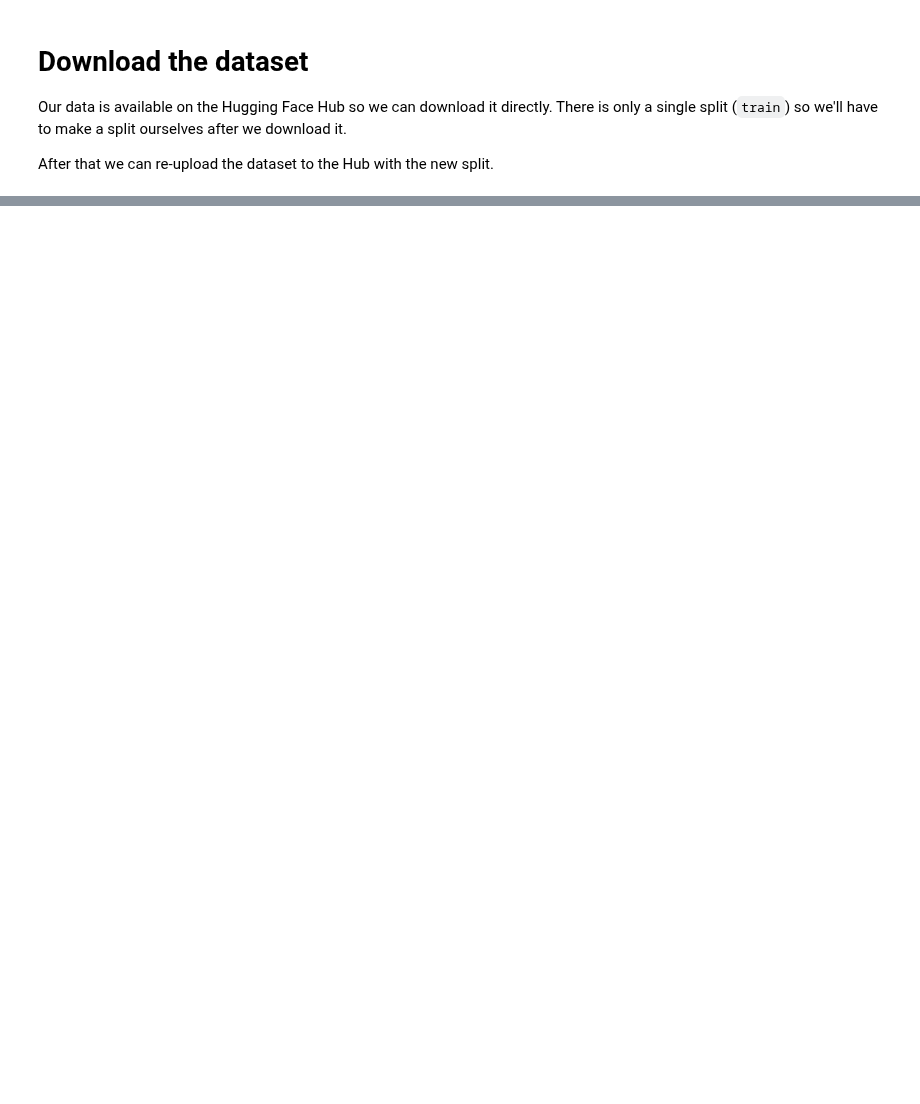
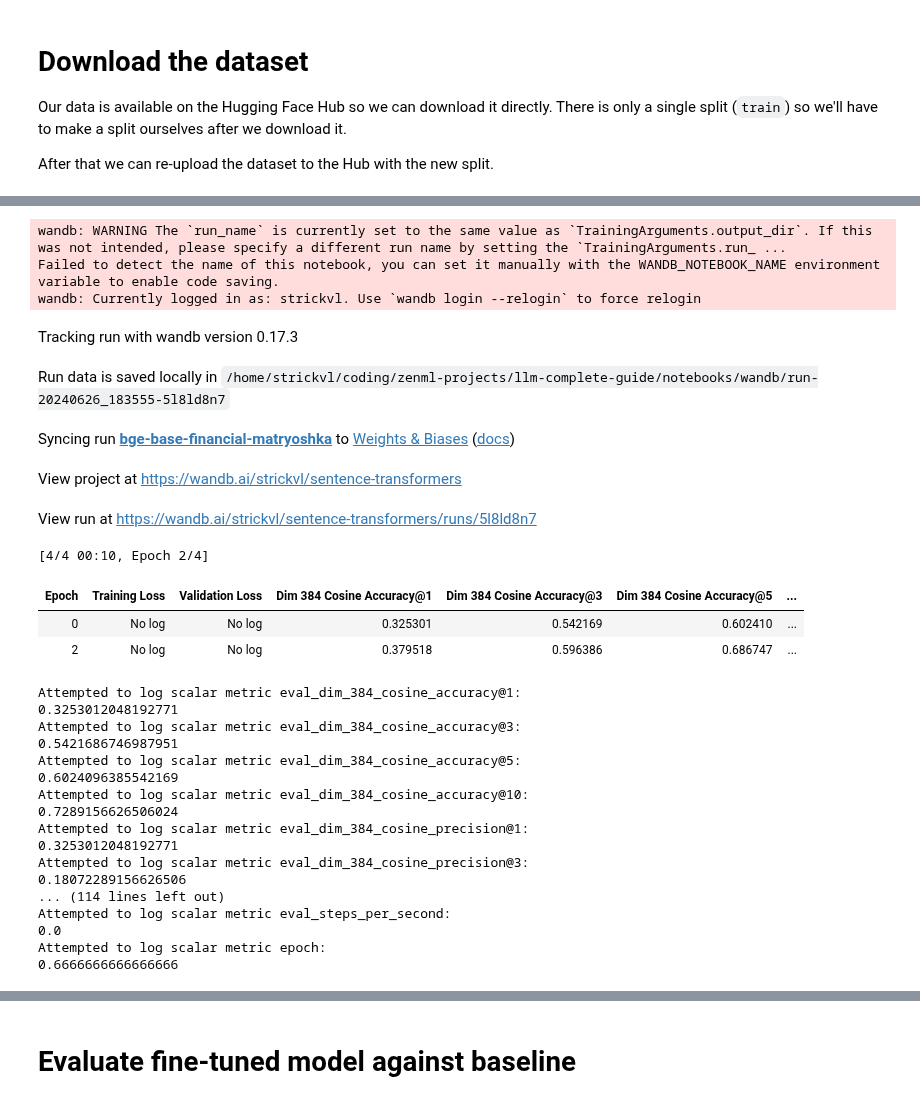
Before and after one commit to zenml-io/zenml-projects, a Jupyter notebook: llm-complete-guide/notebooks/argilla_embeddings.ipynb, the cells around one changed output, grey strips where cells are left out. Drawn from its saved outputs; the diff is of its cells as text; code cells hidden in the pictures; blank space fills up the shorter version.

Commit message:
add data and get finetuning working

```diff
--- a/llm-complete-guide/notebooks/argilla_embeddings.ipynb
+++ b/llm-complete-guide/notebooks/argilla_embeddings.ipynb
@@ -36,0 +181,23 @@ Dataset({
+# %%
+from sentence_transformers import SentenceTransformerModelCardData, SentenceTransformer
+
+model_id = "sentence-transformers/all-MiniLM-L6-v2"
+
+# load model with SDPA for using Flash Attention 2
+model = SentenceTransformer(
+    model_id,
+    model_kwargs={"attn_implementation": "sdpa"},
+    model_card_data=SentenceTransformerModelCardData(
+        language="en",
+        license="apache-2.0",
+        model_name="BGE base Financial Matryoshka",
+    ),
+)
+# %%
+from sentence_transformers.losses import MatryoshkaLoss, MultipleNegativesRankingLoss
+
+matryoshka_dimensions = [384, 256, 128, 64]  # Important: large to small
+inner_train_loss = MultipleNegativesRankingLoss(model)
+train_loss = MatryoshkaLoss(
+    model, inner_train_loss, matryoshka_dims=matryoshka_dimensions
+)
@@ -36,0 +237,51 @@ Dataset({
+# %%
+from sentence_transformers import SentenceTransformerTrainer
+
+trainer = SentenceTransformerTrainer(
+    model=model,
+    args=args,  # training arguments
+    train_dataset=train_dataset.select_columns(
+        ["positive", "anchor"]
+    ),  # training dataset
+    loss=train_loss,
+    evaluator=evaluator,
+)
+# %%
+# start training, the model will be automatically saved to the hub and the output directory
+trainer.train()
+
+# save the best model
+trainer.save_model()
+
+# push model to hub
+# trainer.model.push_to_hub("bge-base-financial-matryoshka")
+# %% [output]
+wandb: WARNING The `run_name` is currently set to the same value as `TrainingArguments.output_dir`. If this was not intended, please specify a different run name by setting the `TrainingArguments.run_ ...
+Failed to detect the name of this notebook, you can set it manually with the WANDB_NOTEBOOK_NAME environment variable to enable code saving.
+wandb: Currently logged in as: strickvl. Use `wandb login --relogin` to force relogin
+Tracking run with wandb version 0.17.3
+Run data is saved locally in /home/strickvl/coding/zenml-projects/llm-complete-guide/notebooks/wandb/run-20240626_183555-5l8ld8n7
+Syncing run bge-base-financial-matryoshka to Weights & Biases (docs)
+View project at https://wandb.ai/strickvl/sentence-transformers
+View run at https://wandb.ai/strickvl/sentence-transformers/runs/5l8ld8n7
+[4/4 00:10, Epoch 2/4]
+| Epoch | Training Loss | Validation Loss | Dim 384 Cosine Accuracy@1 | Dim 384 Cosine Accuracy@3 | Dim 384 Cosine Accuracy@5 | ... |
+| 0 | No log | No log | 0.325301 | 0.542169 | 0.602410 | ... |
+| 2 | No log | No log | 0.379518 | 0.596386 | 0.686747 | ... |
+Attempted to log scalar metric eval_dim_384_cosine_accuracy@1:
+0.3253012048192771
+Attempted to log scalar metric eval_dim_384_cosine_accuracy@3:
+0.5421686746987951
+Attempted to log scalar metric eval_dim_384_cosine_accuracy@5:
+0.6024096385542169
+Attempted to log scalar metric eval_dim_384_cosine_accuracy@10:
+0.7289156626506024
+Attempted to log scalar metric eval_dim_384_cosine_precision@1:
+0.3253012048192771
+Attempted to log scalar metric eval_dim_384_cosine_precision@3:
+0.18072289156626506
+... (114 lines left out)
+Attempted to log scalar metric eval_steps_per_second:
+0.0
+Attempted to log scalar metric epoch:
+0.6666666666666666
@@ -36,0 +305,2 @@ Dataset({
+# %% [markdown]
+# Evaluate fine-tuned model against baseline
```
Also changed, not shown: parts of 19 cells of this notebook, 6 other files.
